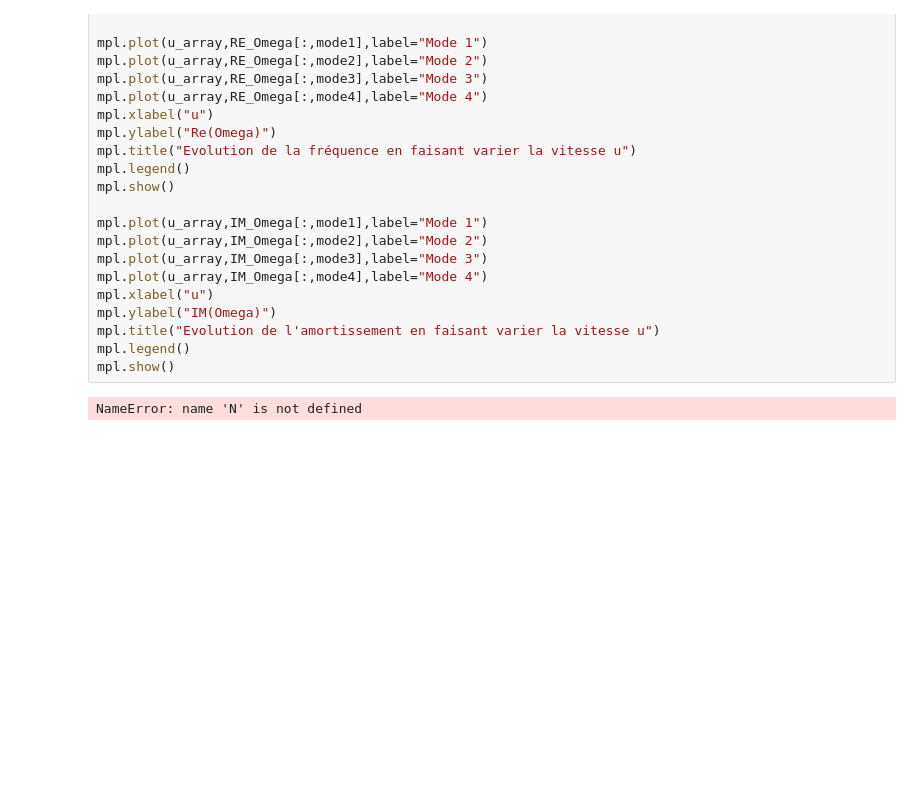
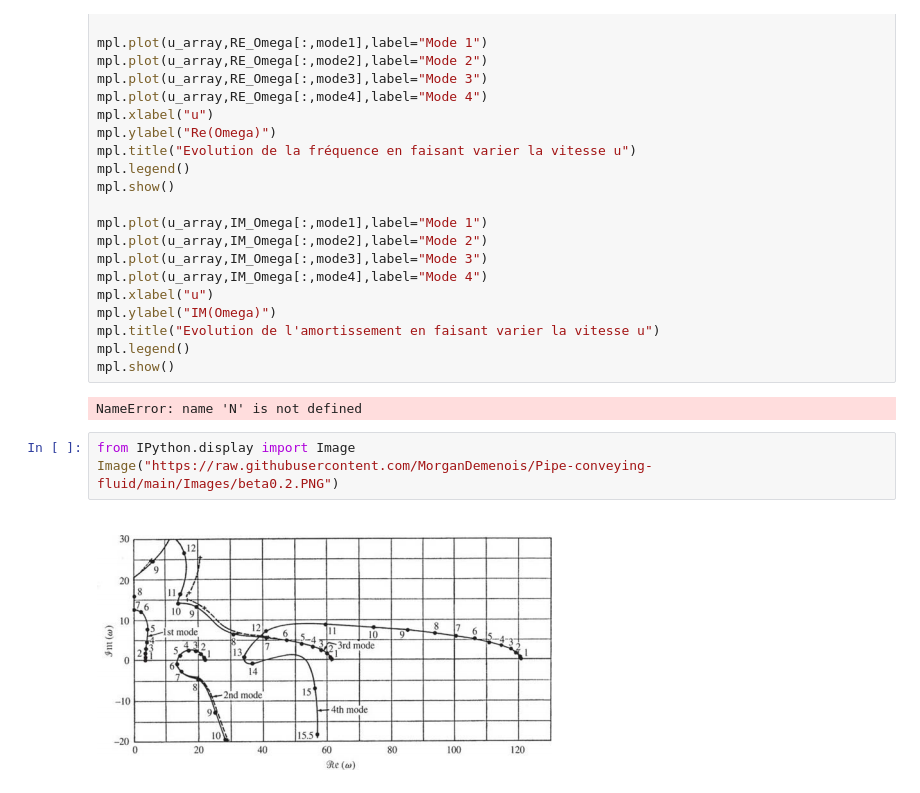
Before and after one commit to MorganDemenois/Pipe-conveying-fluid, a Jupyter notebook: Mode_Notebook.ipynb, the cells around one changed output. Cells and saved outputs as stored; diff of their text form; blank space fills up the shorter version.

Commit message:
Maj images notebook

```diff
--- a/Mode_Notebook.ipynb
+++ b/Mode_Notebook.ipynb
@@ -266,3 +266,8 @@ mpl.legend()
 mpl.show()
 # %% [output]
 NameError: name 'N' is not defined
+# %%
+from IPython.display import Image
+Image("https://raw.githubusercontent.com/MorganDemenois/Pipe-conveying-fluid/main/Images/beta0.2.PNG")
+# %% [output]
+[figure, added]
```
Also changed, not shown: parts of 2 cells of this notebook, 1 other file.
